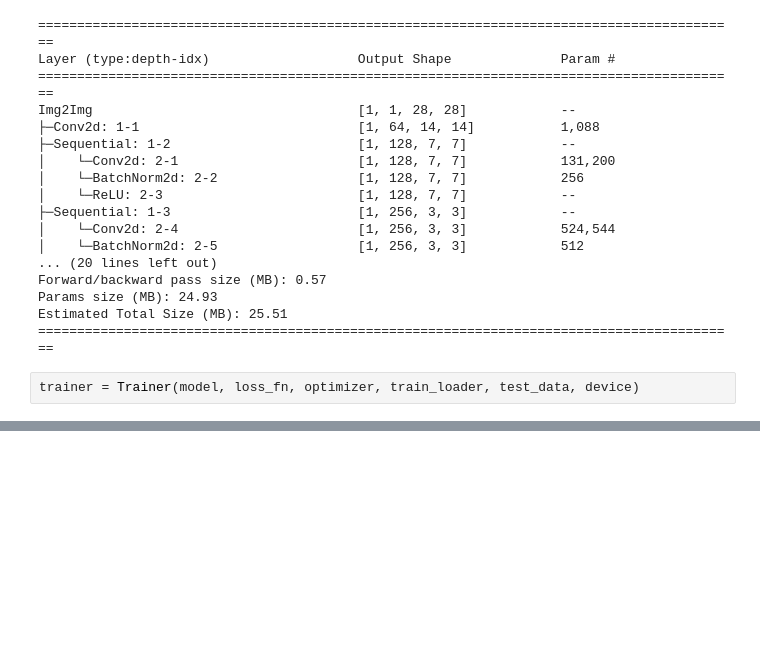
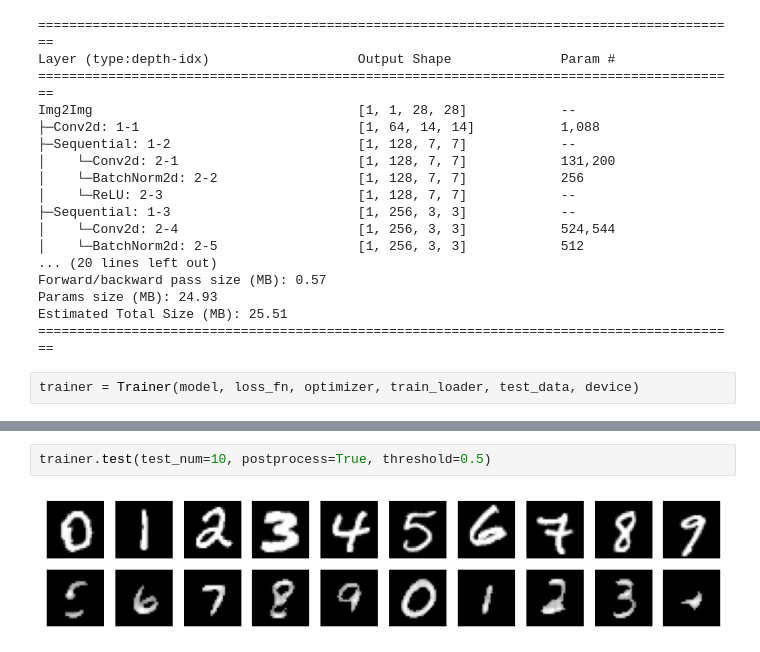
Before and after one commit to 91d906h4/MNIST-Img2Img, a Jupyter notebook: src/main.ipynb, the cells around one changed output, grey strips where cells are left out. Saved outputs shown, nothing was run; the diff lists cells and outputs as text; blank space fills up the shorter version.

```diff
--- a/src/main.ipynb
+++ b/src/main.ipynb
@@ -160,0 +185,4 @@ Epoch: 25 | Loss: 0.10842793902098122
+# %%
+trainer.test(test_num=10, postprocess=True, threshold=0.5)
+# %% [output]
+[figure, added]
```
Also changed, not shown: parts of 5 cells of this notebook.
